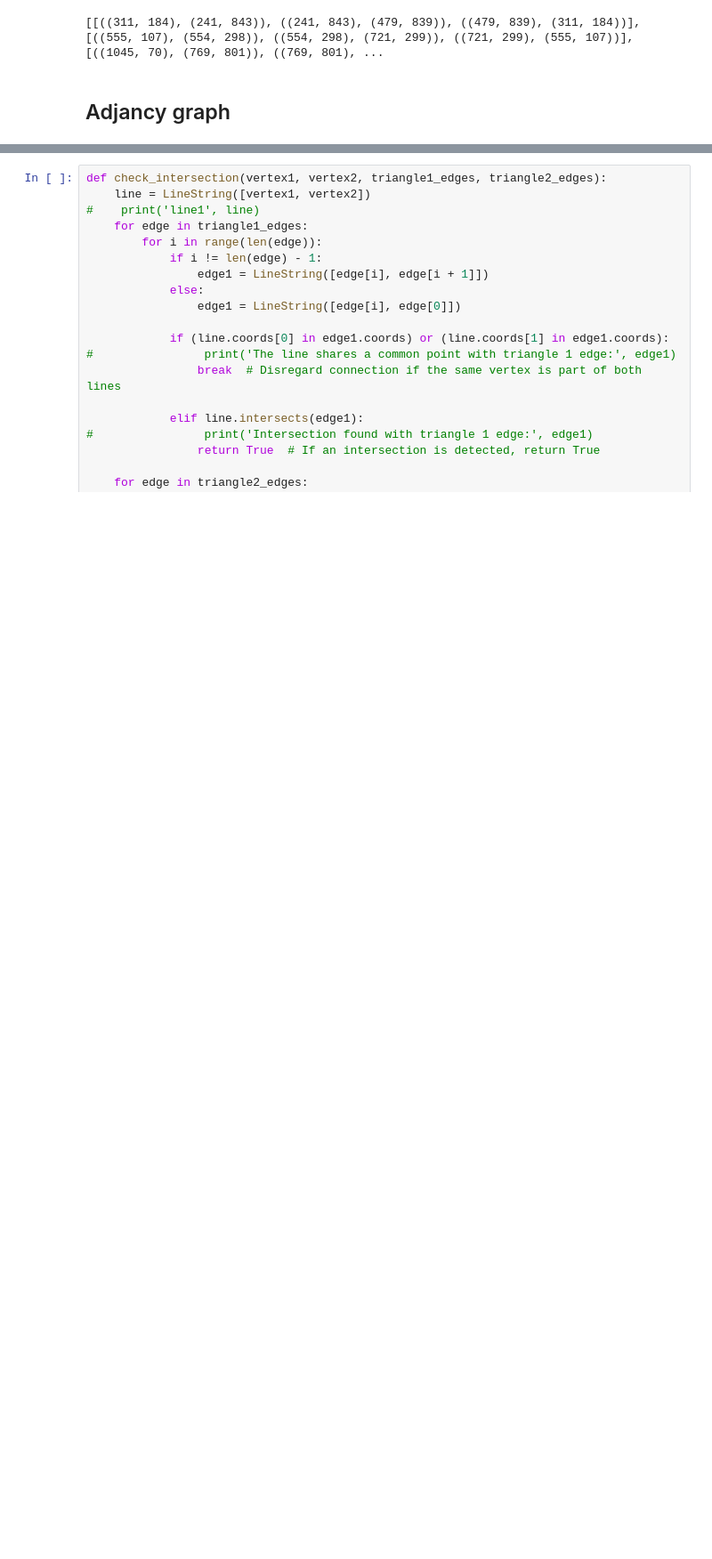
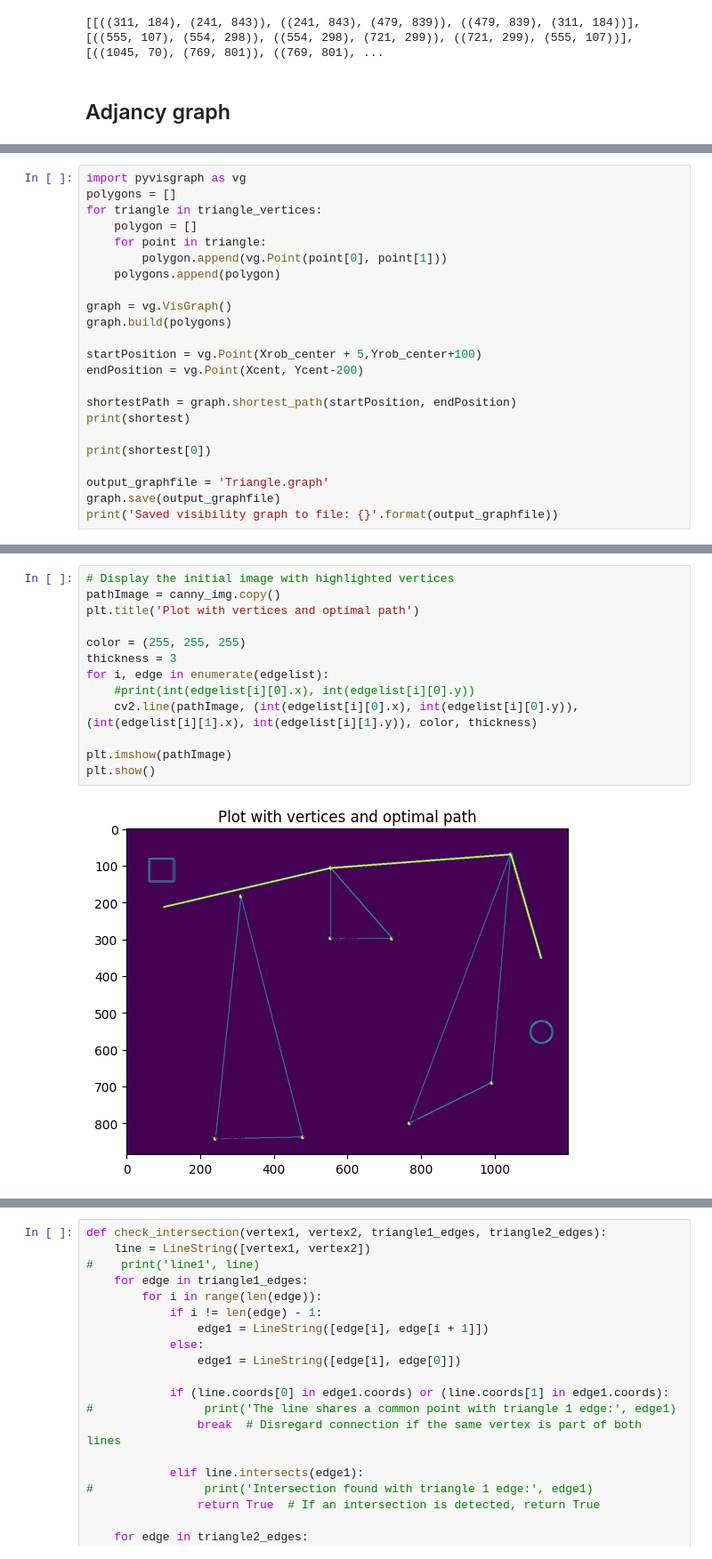
Before and after one commit to Owhenthesaints/Project_Basics_For_Mobile_Robotics, a Jupyter notebook: dependencies/Project path planing (2).ipynb, the cells around one changed output, grey strips where cells are left out. Shown at 89% size. Cells and saved outputs as stored; diff of their text form; blank space fills up the shorter version.

Commit message:
PyVisGraph Works
Using PyVIsGraph to create the shortest global path

```diff
--- a/dependencies/Project path planing (2).ipynb
+++ b/dependencies/Project path planing (2).ipynb
@@ -232,0 +254,23 @@ print(triangle_edges)
+# %%
+import pyvisgraph as vg
+polygons = []
+for triangle in triangle_vertices:
+    polygon = []
+    for point in triangle:
+        polygon.append(vg.Point(point[0], point[1]))
+    polygons.append(polygon)
+
+graph = vg.VisGraph()
+graph.build(polygons)
+
+startPosition = vg.Point(Xrob_center + 5,Yrob_center+100)
+endPosition = vg.Point(Xcent, Ycent-200)
+
+shortestPath = graph.shortest_path(startPosition, endPosition)
+print(shortest)
+
+print(shortest[0])
+
+output_graphfile = 'Triangle.graph'
+graph.save(output_graphfile)
+print('Saved visibility graph to file: {}'.format(output_graphfile))
@@ -232,0 +296,15 @@ print(triangle_edges)
+# %%
+# Display the initial image with highlighted vertices
+pathImage = canny_img.copy()
+plt.title('Plot with vertices and optimal path')
+
+color = (255, 255, 255)
+thickness = 3
+for i, edge in enumerate(edgelist):
+    #print(int(edgelist[i][0].x), int(edgelist[i][0].y))
+    cv2.line(pathImage, (int(edgelist[i][0].x), int(edgelist[i][0].y)), (int(edgelist[i][1].x), int(edgelist[i][1].y)), color, thickness)
+
+plt.imshow(pathImage)
+plt.show()
+# %% [output]
+[figure, added]
```
Also changed, not shown: parts of 12 cells of this notebook, 3 other files.
